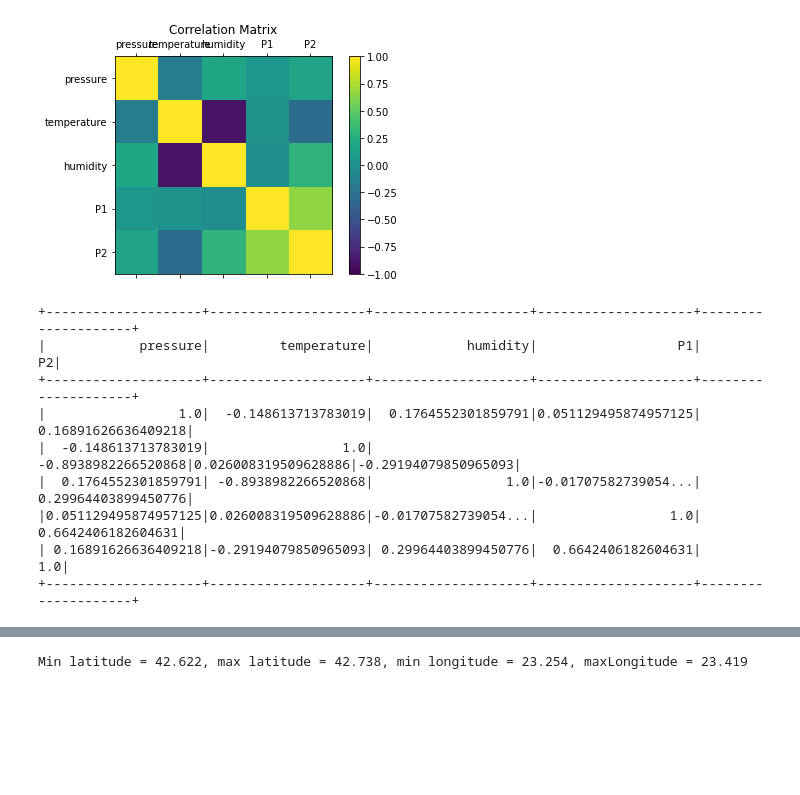
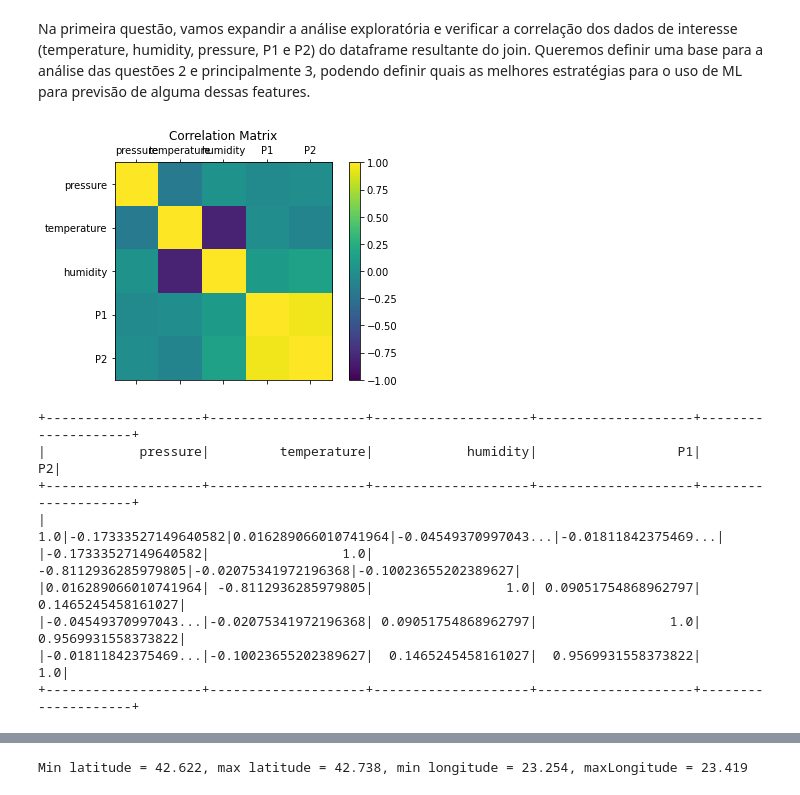
Before and after one commit to jeangeorge/sofia-air-quality-analysis, a Jupyter notebook: tp.ipynb, the cells around one changed output, grey strips where cells are left out. Saved outputs shown, nothing was run; the diff lists cells and outputs as text; code cells hidden in the pictures; blank space fills up the shorter version.

```diff
--- a/tp.ipynb
+++ b/tp.ipynb
@@ -30,7 +30,7 @@ import matplotlib.pyplot as plt
 # Configuração
 spark = SparkSession \
     .builder \
-    .master("local[8]") \
+    .master("local[12]") \
     .appName("tp_final_jean_luiz").getOrCreate()
 
 df1Schema = StructType() \
@@ -66,15 +59,17 @@ To adjust logging level use sc.setLogLevel(newLevel). For SparkR, use setLogLeve
 # %%
 df1 = df1 \
+    .withColumn("df1SensorId", df1.sensor_id) \
     .withColumn("df1Location", df1.location) \
     .withColumn("df1Lat", df1.lat) \
     .withColumn("df1Long", df1.long) \
     .withColumn("df1Timestamp", df1.timestamp) \
-    .withColumn("df1Id", df1.sensor_id).limit(20000)
+    .withColumn("df1Id", df1.sensor_id).limit(150000)
 
 df2 = df2 \
+    .withColumn("df2SensorId", df2.sensor_id) \
     .withColumn("df2Location", df2.location) \
     .withColumn("df2Lat", df2.lat) \
     .withColumn("df2Long", df2.long) \
     .withColumn("df2Timestamp", df2.timestamp) \
-    .withColumn("df2Id", df2.sensor_id).limit(20000)
+    .withColumn("df2Id", df2.sensor_id).limit(150000)
 # %%
@@ -88,9 +84,13 @@ df2.count()
 # %%
-joined = df1.join(
+joinedWithoutDuplicates = df1.join(
   df2,
   expr("""
     df1Location = df2Location AND
     df1Timestamp <= df2Timestamp + interval 1 minutes AND
     df1Timestamp >= df2Timestamp - interval 1 minutes
     """)
-)
+).dropDuplicates(['df1Id', 'df1Timestamp'])
+
+joinedWithoutDuplicates.persist()
+
+print(joinedWithoutDuplicates.count())
@@ -101,4 +109,0 @@ joined.count()
-# %%
-# TODO talvez tenha um jeito melhor de fazer isso
-
-joinedWithoutDuplicates = joined.dropDuplicates(['df1Id', 'df1Timestamp'])
@@ -178,44 +151,46 @@ only showing top 100 rows
+# %% [markdown]
+Na primeira questão, vamos expandir a análise exploratória e verificar a correlação dos dados de interesse (temperature, humidity, pressure, P1 e P2) do dataframe resultante do join. Queremos definir uma base para a análise das questões 2 e principalmente 3, podendo definir quais as melhores estratégias para o uso de ML para previsão de alguma dessas features.
 # %%
 # 1. Realizar uma análise da correlação entre os atributos presentes na base de dados
-# (pressão, temperatura, umidade, P1 (PM10) e P2 (PM2,5)).
+# (pressão, temperatura, humidade, P1 (PM10) e P2 (PM2,5)).
 
 # Filtrando apenas as colunas desejadas
 columns = ['pressure','temperature','humidity', 'P1', 'P2']
 df_filtered = joinedWithoutDuplicates.select(*columns)
 df_filtered = df_filtered.filter(df_filtered.pressure.isNotNull())
 df_filtered = df_filtered.filter(df_filtered.temperature.isNotNull())
 df_filtered = df_filtered.filter(df_filtered.humidity.isNotNull())
 
 # Criando coluna de vector
 vector_column = "vector_column"
 assembler = VectorAssembler(inputCols=df_filtered.columns, outputCol=vector_column)
 df_vector = assembler.transform(df_filtered).select(vector_column)
 
 # Obtendo matriz de correlação
 matrix = Correlation.corr(df_vector, vector_column).collect()[0][0]
 corrmatrix = matrix.toArray().tolist()
 
 # Plotando
-def plot_corr_matrix(correlations,attr,fig_no):
+def plot_correlation_matrix(correlations,attr,fig_no):
     fig=plt.figure(fig_no)
     ax=fig.add_subplot(111)
     ax.set_title("Correlation Matrix")
     ax.set_xticklabels(['']+attr)
     ax.set_yticklabels(['']+attr)
     cax=ax.matshow(correlations,vmax=1,vmin=-1)
     fig.colorbar(cax)
     plt.show()
-plot_corr_matrix(corrmatrix, columns, 234)
+plot_correlation_matrix(corrmatrix, columns, 234)
 
-spark.createDataFrame(corrmatrix,columns).show() # testando
+spark.createDataFrame(corrmatrix,columns).show()
 # %% [output]
-[figure, old version]
+[figure, new version]
 +--------------------+--------------------+--------------------+--------------------+--------------------+
 |            pressure|         temperature|            humidity|                  P1|                  P2|
 +--------------------+--------------------+--------------------+--------------------+--------------------+
-|                 1.0|  -0.148613713783019|  0.1764552301859791|0.051129495874957125| 0.16891626636409218|
-|  -0.148613713783019|                 1.0| -0.8938982266520868|0.026008319509628886|-0.29194079850965093|
-|  0.1764552301859791| -0.8938982266520868|                 1.0|-0.01707582739054...| 0.29964403899450776|
-|0.051129495874957125|0.026008319509628886|-0.01707582739054...|                 1.0|  0.6642406182604631|
-| 0.16891626636409218|-0.29194079850965093| 0.29964403899450776|  0.6642406182604631|                 1.0|
+|                 1.0|-0.17333527149640582|0.016289066010741964|-0.04549370997043...|-0.01811842375469...|
+|-0.17333527149640582|                 1.0| -0.8112936285979805|-0.02075341972196368|-0.10023655202389627|
+|0.016289066010741964| -0.8112936285979805|                 1.0| 0.09051754868962797|  0.1465245458161027|
+|-0.04549370997043...|-0.02075341972196368| 0.09051754868962797|                 1.0|  0.9569931558373822|
+|-0.01811842375469...|-0.10023655202389627|  0.1465245458161027|  0.9569931558373822|                 1.0|
 +--------------------+--------------------+--------------------+--------------------+--------------------+
```
Also changed, not shown: parts of 50 cells of this notebook.
